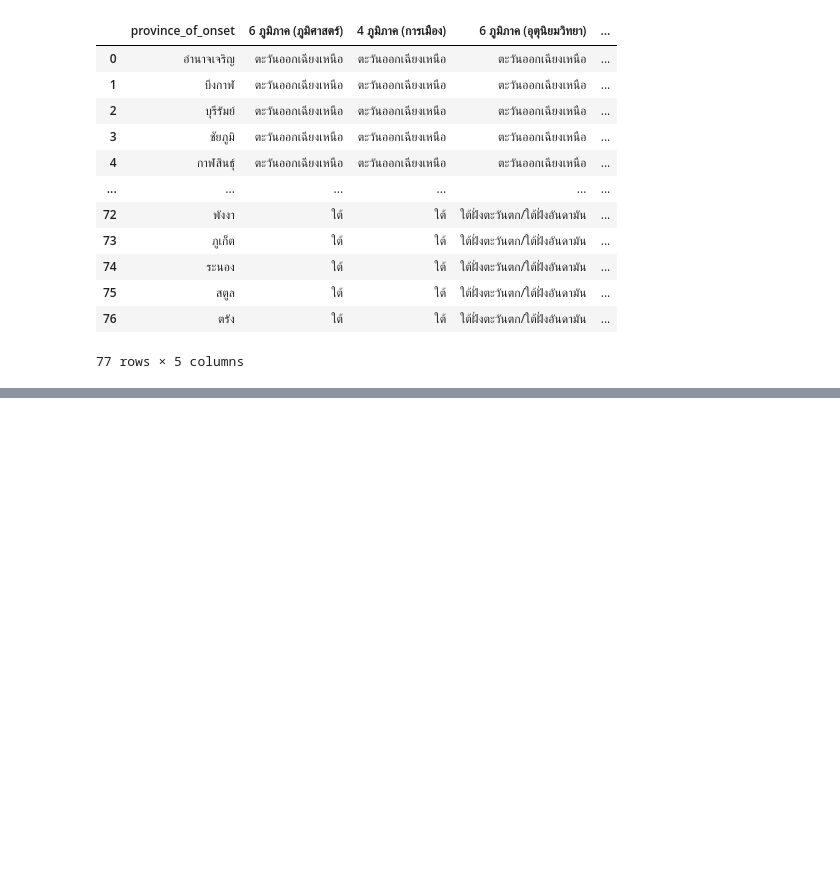
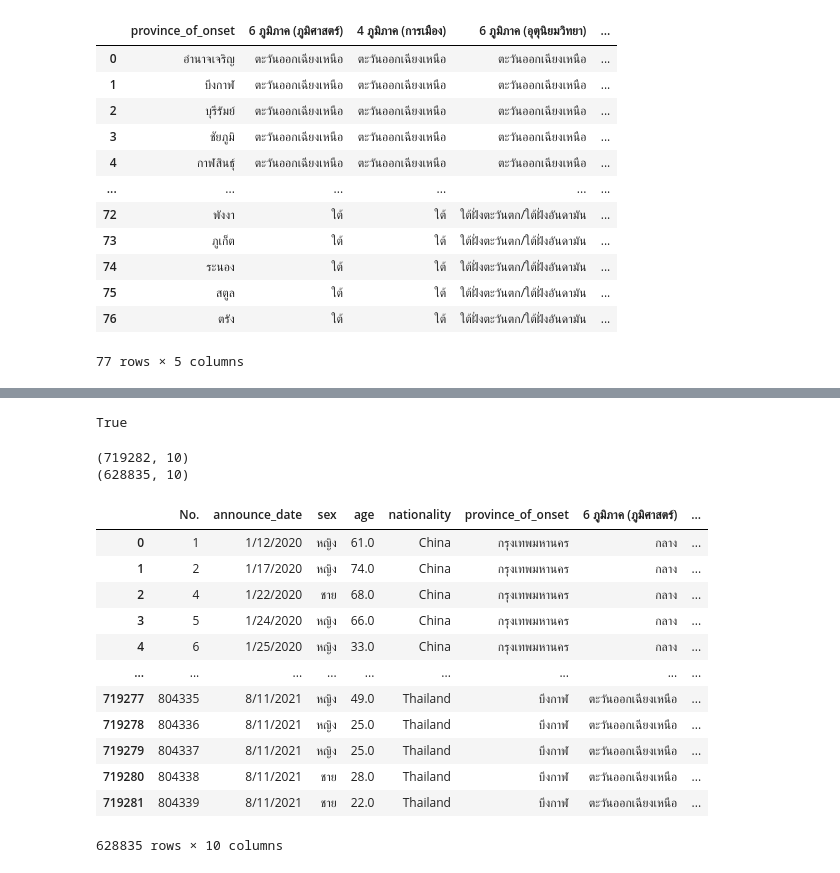
Before and after one commit to suphalaksana/data_viz_2022, a Jupyter notebook: BasicPython&DataViz_midterm2022.ipynb, the cells around one changed output, grey strips where cells are left out. Saved outputs shown, nothing was run; the diff lists cells and outputs as text; code cells hidden in the pictures; blank space fills up the shorter version.

```diff
--- a/BasicPython&DataViz_midterm2022.ipynb
+++ b/BasicPython&DataViz_midterm2022.ipynb
@@ -76,0 +160,28 @@ data_re
+# %%
+personal_data.isnull().any().any() #  .any().any() เอามาเรียงต่อกัน TRUE คือ มีค่า missing
+# %% [output]
+True
+# %%
+data1 = personal_data.dropna() #เจอ missing จะลบแถว (row) นั้นไปเลย
+# %%
+print(personal_data.shape)
+print(personal_data.dropna().shape)   #ลบค่าmissing เหลือข้อมูล 628835 แถว  10 คอลัมน์
+# %% [output]
+(719282, 10)
+(628835, 10)
+# %%
+data1
+# %% [output]
+|  | No. | announce_date | sex | age | nationality | province_of_onset | 6 ภูมิภาค (ภูมิศาสตร์) | ... |
+| 0 | 1 | 1/12/2020 | หญิง | 61.0 | China | กรุงเทพมหานคร | กลาง | ... |
+| 1 | 2 | 1/17/2020 | หญิง | 74.0 | China | กรุงเทพมหานคร | กลาง | ... |
+| 2 | 4 | 1/22/2020 | ชาย | 68.0 | China | กรุงเทพมหานคร | กลาง | ... |
+| 3 | 5 | 1/24/2020 | หญิง | 66.0 | China | กรุงเทพมหานคร | กลาง | ... |
+| 4 | 6 | 1/25/2020 | หญิง | 33.0 | China | กรุงเทพมหานคร | กลาง | ... |
+| ... | ... | ... | ... | ... | ... | ... | ... | ... |
+| 719277 | 804335 | 8/11/2021 | หญิง | 49.0 | Thailand | บึงกาฬ | ตะวันออกเฉียงเหนือ | ... |
+| 719278 | 804336 | 8/11/2021 | หญิง | 25.0 | Thailand | บึงกาฬ | ตะวันออกเฉียงเหนือ | ... |
+| 719279 | 804337 | 8/11/2021 | หญิง | 25.0 | Thailand | บึงกาฬ | ตะวันออกเฉียงเหนือ | ... |
+| 719280 | 804338 | 8/11/2021 | ชาย | 28.0 | Thailand | บึงกาฬ | ตะวันออกเฉียงเหนือ | ... |
+| 719281 | 804339 | 8/11/2021 | ชาย | 22.0 | Thailand | บึงกาฬ | ตะวันออกเฉียงเหนือ | ... |
+628835 rows × 10 columns
```
Also changed, not shown: parts of 47 cells of this notebook.
